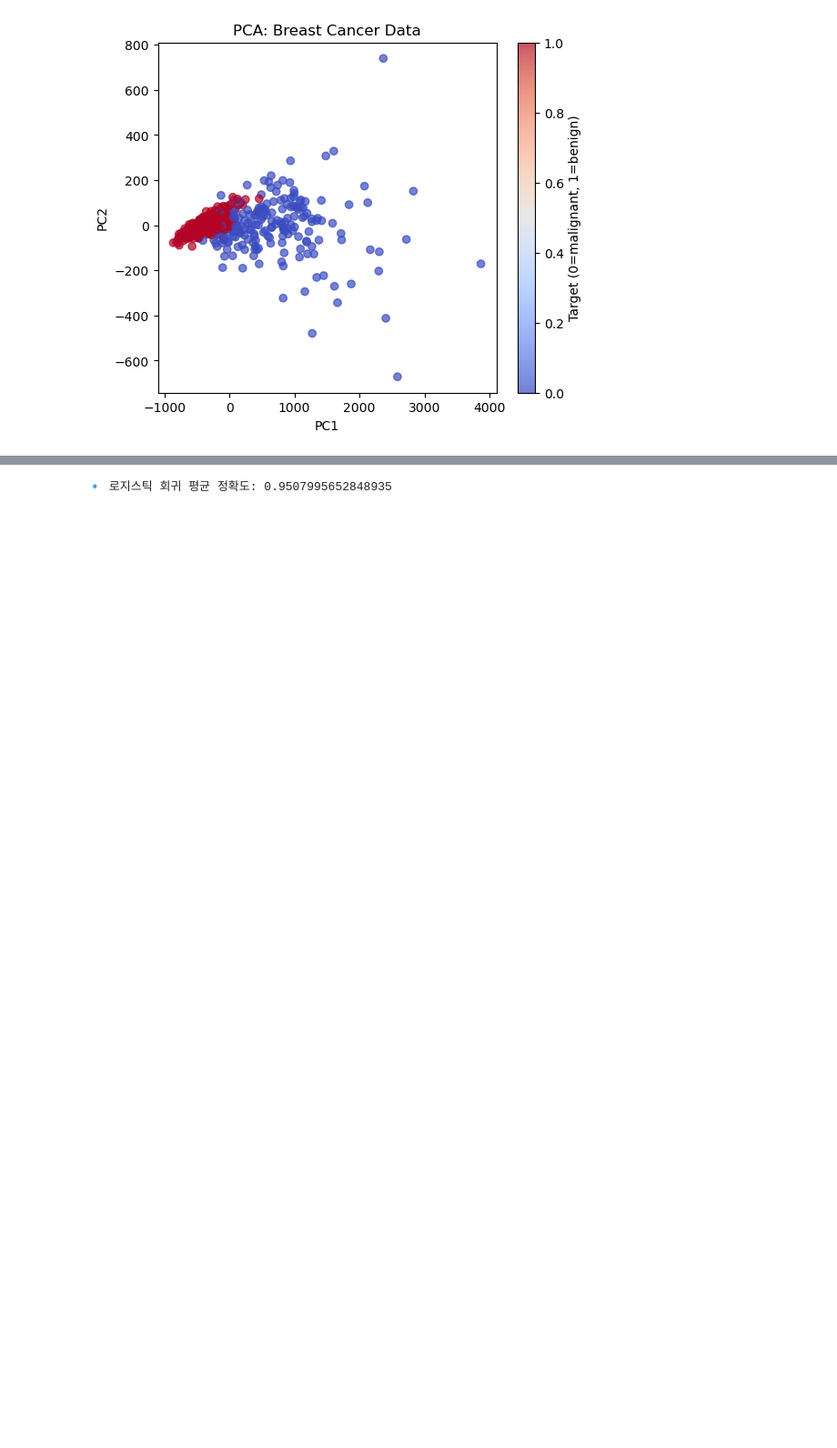
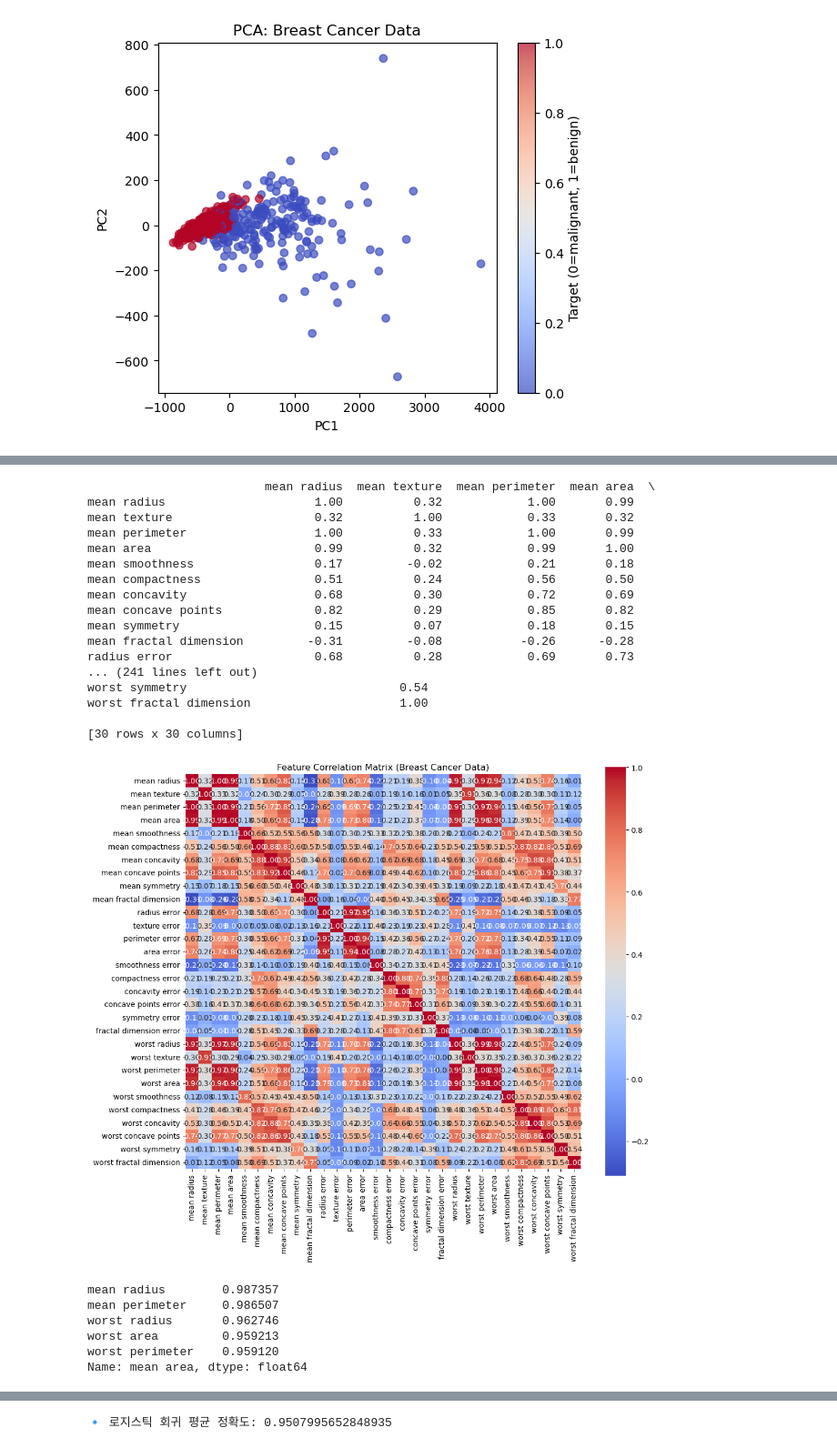
Before and after one commit to kradlegna/bigDataEdu, a Jupyter notebook: mission1_jupyter.ipynb, the cells around one changed output, grey strips where cells are left out. Shown at 91% size. Cells and saved outputs as stored; diff of their text form; code cells hidden in the pictures; blank space fills up the shorter version.

```diff
--- a/mission1_jupyter.ipynb
+++ b/mission1_jupyter.ipynb
@@ -788,13 +762,72 @@ plt.show()
 # %%
 import seaborn as sns
 df = pd.DataFrame(X, columns=data.feature_names)
 corr_matrix = df.corr()
 
 plt.figure(figsize=(10, 8))
 sns.heatmap(corr_matrix, cmap='coolwarm', center=0)
 plt.title("Feature Correlation Matrix")
 plt.show()
 # 이 히트맵은 "의미 있는 상관관계가 많이 존재하며, 구조적으로 잘 정리된 데이터"임을 보여줍니다.
 # 랜덤하거나 혼란스러운 패턴이 없고, 강한 상관 그룹이 명확하게 나타나므로 노이즈가 적은 편입니다.
+
+
+import pandas as pd
+from sklearn.datasets import load_breast_cancer
+
+# 데이터프레임으로 변환
+data = load_breast_cancer()
+df = pd.DataFrame(data.data, columns=data.feature_names)
+
+# 상관관계 행렬 계산
+corr_matrix = df.corr()
+
+# 특정 feature와의 상관관계만 보고 싶다면:
+# corr_with_radius = corr_matrix["mean radius"].sort_values(ascending=False)
+
+print(corr_matrix.round(2))
+
+import seaborn as sns
+import matplotlib.pyplot as plt
+
+plt.figure(figsize=(12, 10))
+sns.heatmap(corr_matrix, annot=True, fmt=".2f", cmap="coolwarm", square=True)
+plt.title("Feature Correlation Matrix (Breast Cancer Data)")
+plt.show()
+
+# 'mean area'와 가장 높은 상관관계를 가지는 변수 Top 5
+target_feature = "mean area"
+top_corr = corr_matrix[target_feature].abs().sort_values(ascending=False)[1:6]
+
+print(top_corr)
+
+top_corr.plot(kind="barh")
+plt.title(f"Top 5 correlated features with '{target_feature}'")
+plt.xlabel("Correlation coefficient")
+plt.show()
 # %% [output]
 [figure]
+                         mean radius  mean texture  mean perimeter  mean area  \
+mean radius                     1.00          0.32            1.00       0.99
+mean texture                    0.32          1.00            0.33       0.32
+mean perimeter                  1.00          0.33            1.00       0.99
+mean area                       0.99          0.32            0.99       1.00
+mean smoothness                 0.17         -0.02            0.21       0.18
+mean compactness                0.51          0.24            0.56       0.50
+mean concavity                  0.68          0.30            0.72       0.69
+mean concave points             0.82          0.29            0.85       0.82
+mean symmetry                   0.15          0.07            0.18       0.15
+mean fractal dimension         -0.31         -0.08           -0.26      -0.28
+radius error                    0.68          0.28            0.69       0.73
+... (241 lines left out)
+worst symmetry                              0.54
+worst fractal dimension                     1.00
+
+[30 rows x 30 columns]
+[figure, added]
+mean radius        0.987357
+mean perimeter     0.986507
+worst radius       0.962746
+worst area         0.959213
+worst perimeter    0.959120
+Name: mean area, dtype: float64
```
Also changed, not shown: parts of 11 cells of this notebook.
